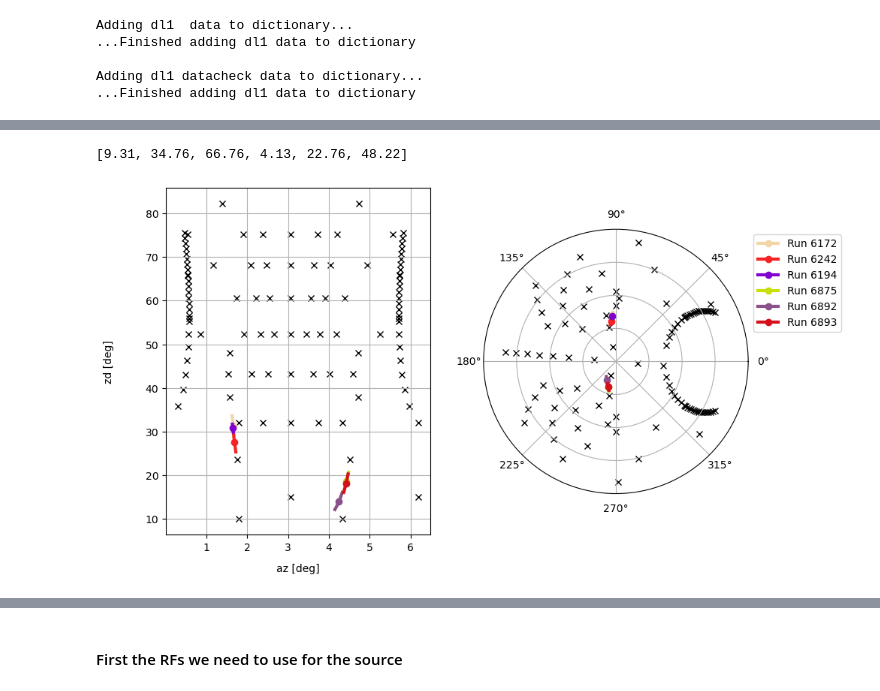
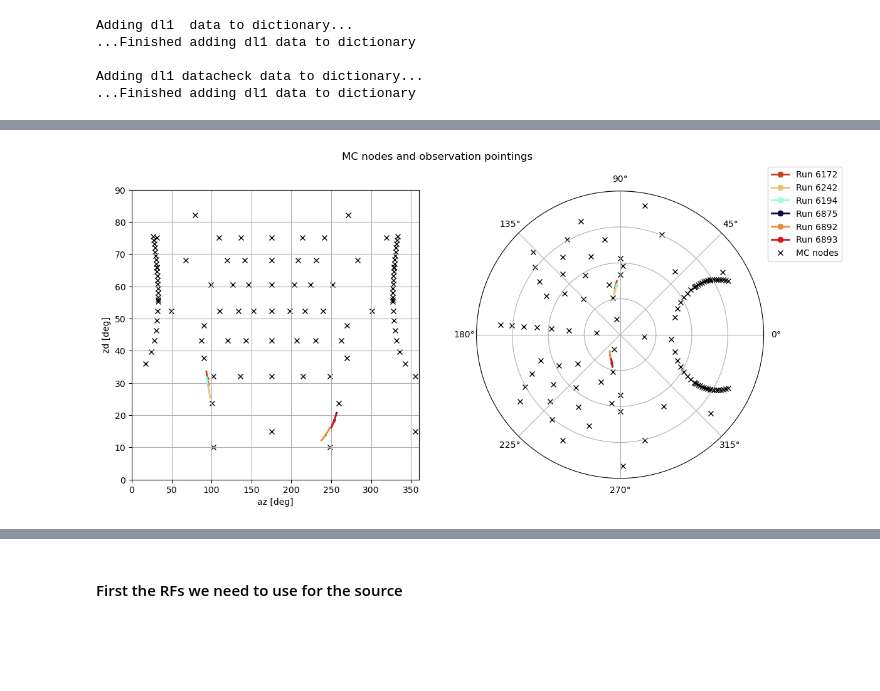
Before and after one commit to juanjq/lst_pipeline, a Jupyter notebook: main.ipynb, the cells around one changed output, grey strips where cells are left out. Drawn from its saved outputs; the diff is of its cells as text; code cells hidden in the pictures; blank space fills up the shorter version.

Commit message:
Added node selection

```diff
--- a/main.ipynb
+++ b/main.ipynb
@@ -145,9 +141,0 @@ rf_nodes_dec = [float(d.split("_")[-1][:-2] + "." + d.split("_")[-1][-2:]) for d
-# %%
-# and the MC nodes in AZ ZD
-mcs_decs = os.listdir(mcs_root)
-mc_nodes_dec = [float(d.split("_")[-1][:-2] + "." + d.split("_")[-1][-2:]) for d in mcs_decs]
-
-for i, dec in enumerate(mcs_decs):
-    nodes = os.listdir(mcs_root + dec)
-    zds = [float(n.split("_")[2]) for n in nodes]
-    azs = [float(n.split("_")[4]) for n in nodes]
@@ -174,29 +142,27 @@ zds
-# %%
-rf_nodes
-# %% [output]
-[9.31, 34.76, 66.76, 4.13, 22.76, 48.22]
 # %%
-fig = plt.figure(figsize=(10, 6))
+fig = plt.figure(figsize=(13, 6))
+fig.suptitle("MC nodes and observation pointings")
 ax1 = fig.add_subplot(121)
 ax2 = fig.add_subplot(122, projection="polar")
 
-for run in run_numbers:
-    color = np.random.rand(3) # random color for each run
-    for ax, marker in [ax1, ax2]:
-        ax.plot(np.deg2rad(DICT[run]["pointing"]["srunwise"]["az"]), DICT[run]["pointing"]["srunwise"]["zd"], marker="",  color=color, ls="-", lw=3)
-        ax.plot(np.deg2rad(DICT[run]["pointing"]["az"]),             DICT[run]["pointing"]["zd"],             marker="o", color=color, ls="",  ms=6)
-        ax.plot([], [], marker="o", ls="-", lw=3, color=color, label=f"Run {run}")
+colors = [np.random.rand(3) for _ in range(len(run_numbers))] # random color for each run
+for method, ax in zip([np.array, np.deg2rad], [ax1, ax2]):
+    for i, run in enumerate(run_numbers):
+
+        ax.plot(method(DICT[run]["pointing"]["srunwise"]["az"]), DICT[run]["pointing"]["srunwise"]["zd"], marker="",  color=colors[i], ls="-", lw=2)
+        ax.plot(method(DICT[run]["pointing"]["az"]),             DICT[run]["pointing"]["zd"],             marker="o", color=colors[i], ls="",  ms=2)
+
+        ax.plot([], [], marker="o", ls="-", lw=2, color=colors[i], label=f"Run {run}")
+    ax.plot(method(dict_nodes["pointing"]["az"]), dict_nodes["pointing"]["zd"], marker="x", ls="", color="k", zorder=-10, label="MC nodes")
 
 for ax in [ax1, ax2]:
-    ax.plot(np.deg2rad(azs), zds, marker="x", ls="", color="k", zorder=-10)
-    ax.grid(True)
-
-ax2.legend(loc="upper left", bbox_to_anchor=(1, 1))
-ax2.set_yticklabels([])
-ax2.set_yticks([22.5, 45, 67.5])
-ax2.set_ylim(0, 90)
-ax1.set_xlabel("az [deg]", labelpad=10)
-ax1.set_ylabel("zd [deg]", labelpad=30)
+    ax.grid(True, zorder=-100)
+    ax.set_ylim(0, 90)
+ax1.set_xlim(0, 360)
+ax2.legend(loc="upper left", bbox_to_anchor=(1, 1.1))
+ax2.set_yticks([22.5, 45, 67.5], [])
+ax1.set_xlabel("az [deg]")
+ax1.set_ylabel("zd [deg]")
 plt.show()
 # %% [output]
-[figure, old version]
+[figure, new version]
```
Also changed, not shown: parts of 25 cells of this notebook, 1 other file.
